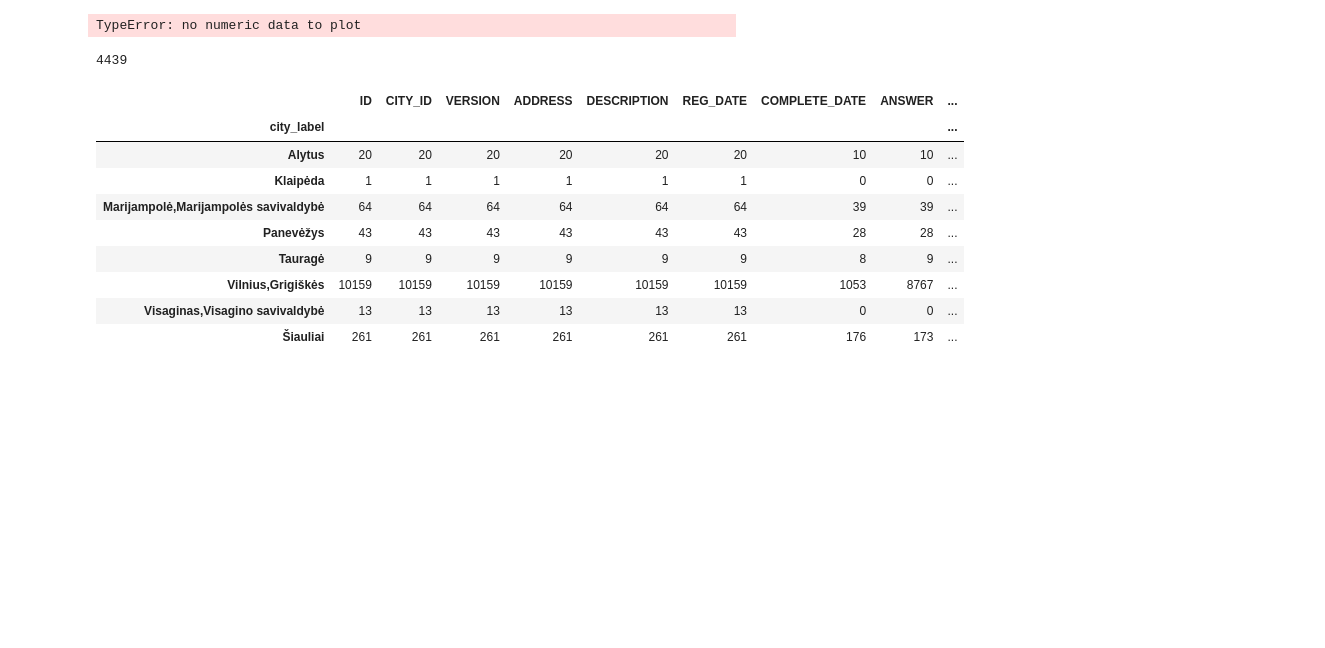
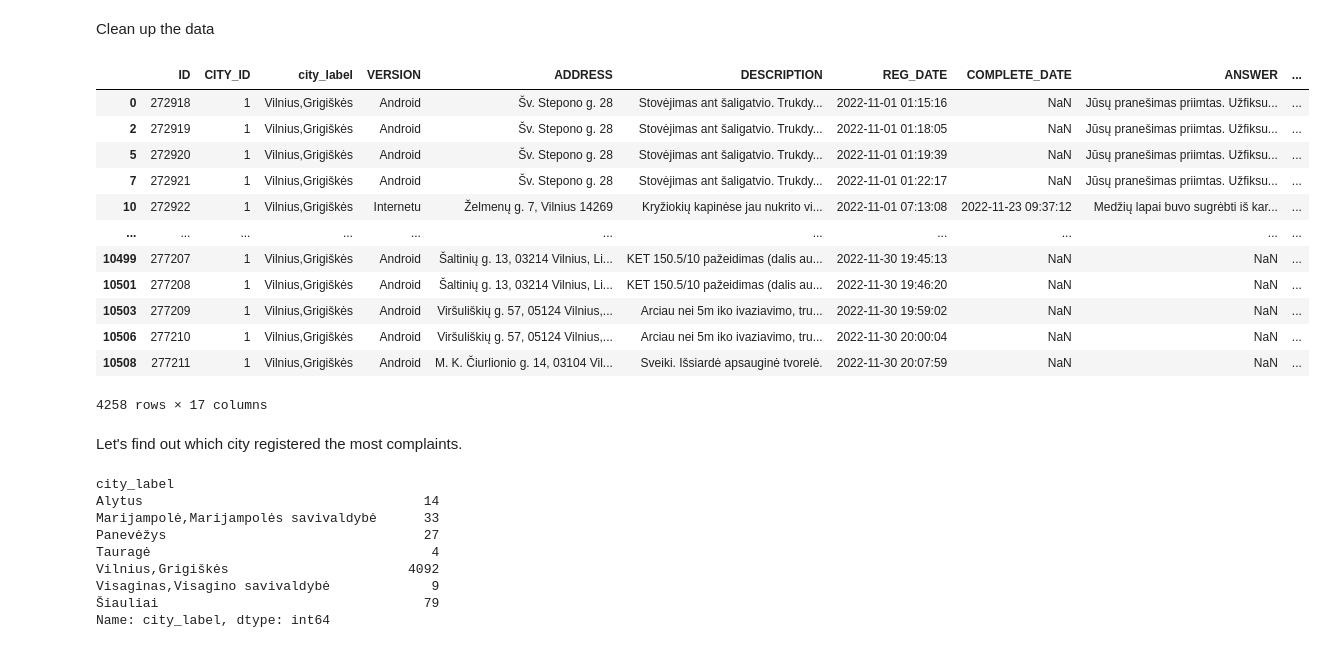
Before and after one commit to aidagarnyte/python_courses, a Jupyter notebook: final_project1.ipynb, the cells around one changed output. Cells and saved outputs as stored; diff of their text form; code cells hidden in the pictures; blank space fills up the shorter version.

```diff
--- a/final_project1.ipynb
+++ b/final_project1.ipynb
@@ -37,24 +22,34 @@ df
-# %%
-import matplotlib.pyplot as plt
-
-cities = df.groupby(['city_label', 'ID']).count()
-df['city_label'].plot(kind = 'hist')
-# %% [output]
-TypeError: no numeric data to plot
-# %%
-len(df.groupby('ID').count())
-# %% [output]
-4439
+# %% [markdown]
+Clean up the data
+# %%
+unique = df.drop_duplicates('ID')
+unique
+# %% [output]
+|  | ID | CITY_ID | city_label | VERSION | ADDRESS | DESCRIPTION | REG_DATE | COMPLETE_DATE | ANSWER | ... |
+| 0 | 272918 | 1 | Vilnius,Grigiškės | Android | Šv. Stepono g. 28 | Stovėjimas ant šaligatvio. Trukdy... | 2022-11-01 01:15:16 | NaN | Jūsų pranešimas priimtas. Užfiksu... | ... |
+| 2 | 272919 | 1 | Vilnius,Grigiškės | Android | Šv. Stepono g. 28 | Stovėjimas ant šaligatvio. Trukdy... | 2022-11-01 01:18:05 | NaN | Jūsų pranešimas priimtas. Užfiksu... | ... |
+| 5 | 272920 | 1 | Vilnius,Grigiškės | Android | Šv. Stepono g. 28 | Stovėjimas ant šaligatvio. Trukdy... | 2022-11-01 01:19:39 | NaN | Jūsų pranešimas priimtas. Užfiksu... | ... |
+| 7 | 272921 | 1 | Vilnius,Grigiškės | Android | Šv. Stepono g. 28 | Stovėjimas ant šaligatvio. Trukdy... | 2022-11-01 01:22:17 | NaN | Jūsų pranešimas priimtas. Užfiksu... | ... |
+| 10 | 272922 | 1 | Vilnius,Grigiškės | Internetu | Želmenų g. 7, Vilnius 14269 | Kryžiokių kapinėse jau nukrito vi... | 2022-11-01 07:13:08 | 2022-11-23 09:37:12 | Medžių lapai buvo sugrėbti iš kar... | ... |
+| ... | ... | ... | ... | ... | ... | ... | ... | ... | ... | ... |
+| 10499 | 277207 | 1 | Vilnius,Grigiškės | Android | Šaltinių g. 13, 03214 Vilnius, Li... | KET 150.5/10 pažeidimas (dalis au... | 2022-11-30 19:45:13 | NaN | NaN | ... |
+| 10501 | 277208 | 1 | Vilnius,Grigiškės | Android | Šaltinių g. 13, 03214 Vilnius, Li... | KET 150.5/10 pažeidimas (dalis au... | 2022-11-30 19:46:20 | NaN | NaN | ... |
+| 10503 | 277209 | 1 | Vilnius,Grigiškės | Android | Viršuliškių g. 57, 05124 Vilnius,... | Arciau nei 5m iko ivaziavimo, tru... | 2022-11-30 19:59:02 | NaN | NaN | ... |
+| 10506 | 277210 | 1 | Vilnius,Grigiškės | Android | Viršuliškių g. 57, 05124 Vilnius,... | Arciau nei 5m iko ivaziavimo, tru... | 2022-11-30 20:00:04 | NaN | NaN | ... |
+| 10508 | 277211 | 1 | Vilnius,Grigiškės | Android | M. K. Čiurlionio g. 14, 03104 Vil... | Sveiki. Išsiardė apsauginė tvorelė. | 2022-11-30 20:07:59 | NaN | NaN | ... |
+4258 rows × 17 columns
+# %% [markdown]
+Let's find out which city registered the most complaints.
 # %%
-df.groupby('city_label').count()
+df2 = unique.groupby(['city_label'])['city_label'].count()
+df2
 # %% [output]
-|  | ID | CITY_ID | VERSION | ADDRESS | DESCRIPTION | REG_DATE | COMPLETE_DATE | ANSWER | ... |
-| city_label |  |  |  |  |  |  |  |  | ... |
-| Alytus | 20 | 20 | 20 | 20 | 20 | 20 | 10 | 10 | ... |
-| Klaipėda | 1 | 1 | 1 | 1 | 1 | 1 | 0 | 0 | ... |
-| Marijampolė,Marijampolės savivaldybė | 64 | 64 | 64 | 64 | 64 | 64 | 39 | 39 | ... |
-| Panevėžys | 43 | 43 | 43 | 43 | 43 | 43 | 28 | 28 | ... |
-| Tauragė | 9 | 9 | 9 | 9 | 9 | 9 | 8 | 9 | ... |
-| Vilnius,Grigiškės | 10159 | 10159 | 10159 | 10159 | 10159 | 10159 | 1053 | 8767 | ... |
-| Visaginas,Visagino savivaldybė | 13 | 13 | 13 | 13 | 13 | 13 | 0 | 0 | ... |
-| Šiauliai | 261 | 261 | 261 | 261 | 261 | 261 | 176 | 173 | ... |
+city_label
+Alytus                                    14
+Marijampolė,Marijampolės savivaldybė      33
+Panevėžys                                 27
+Tauragė                                    4
+Vilnius,Grigiškės                       4092
+Visaginas,Visagino savivaldybė             9
+Šiauliai                                  79
+Name: city_label, dtype: int64
```
Also changed, not shown: parts of 12 cells of this notebook, 1 other file.
